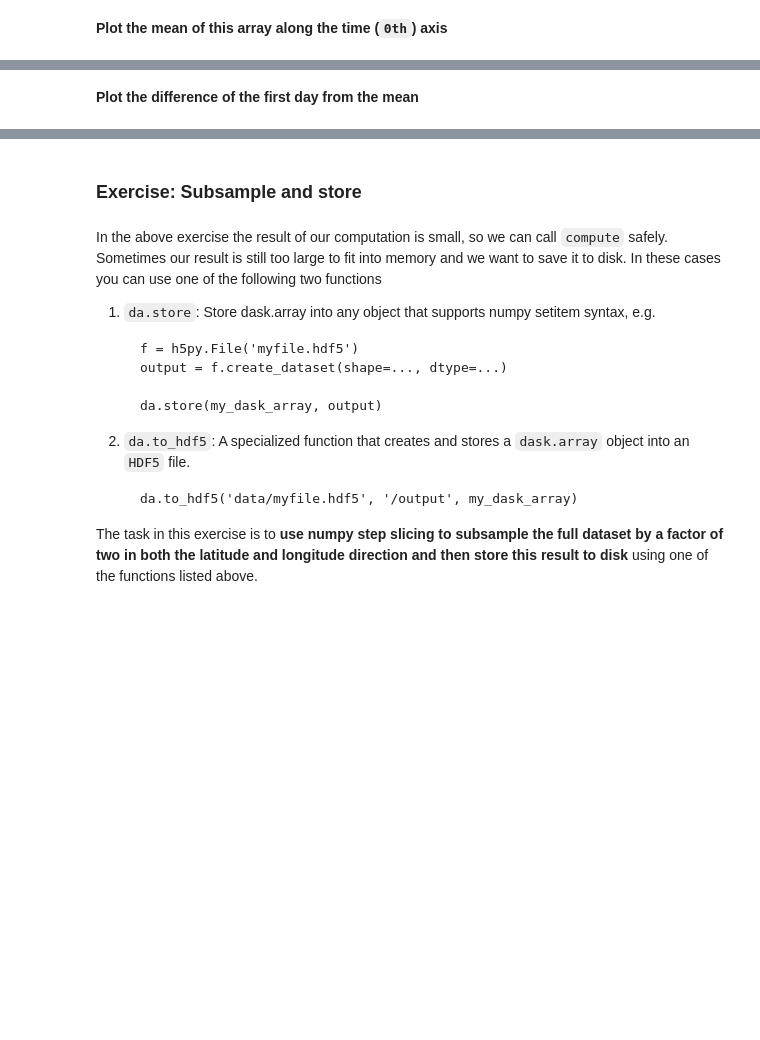
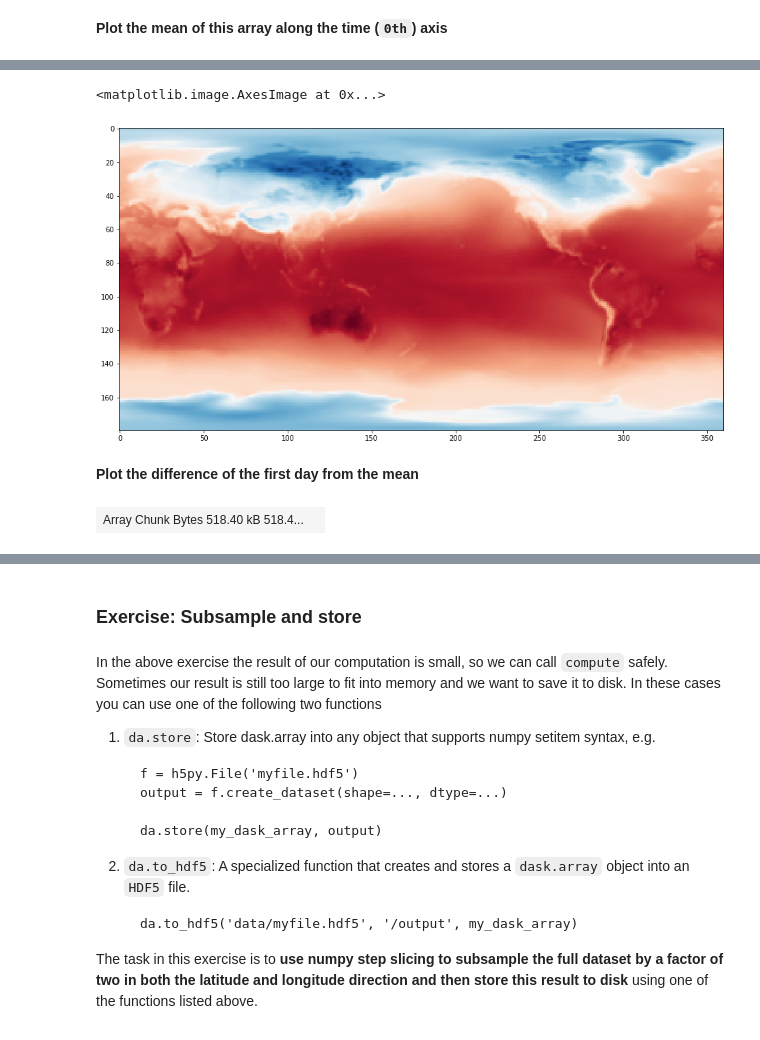
Before and after one commit to diogocaribe/dask-tutorial, a Jupyter notebook: 03_array.ipynb, the cells around one changed output, grey strips where cells are left out. Drawn from its saved outputs; the diff is of its cells as text; code cells hidden in the pictures; blank space fills up the shorter version.

```diff
--- a/03_array.ipynb
+++ b/03_array.ipynb
@@ -283,7 +311,14 @@ img
 # %%
 # complete the following
 fig = plt.figure(figsize=(16, 8))
-plt.imshow(img, cmap='RdBu_r')
+plt.imshow(img_mean, cmap='RdBu_r')
+# %% [output]
+<matplotlib.image.AxesImage at 0x...>
+[figure, added]
 # %% [markdown]
 **Plot the difference of the first day from the mean**
+# %%
+x[0]
+# %% [output]
+| Array Chunk Bytes 518.40 kB 518.4... |  |
 # %%
```
Also changed, not shown: parts of 15 cells of this notebook.
